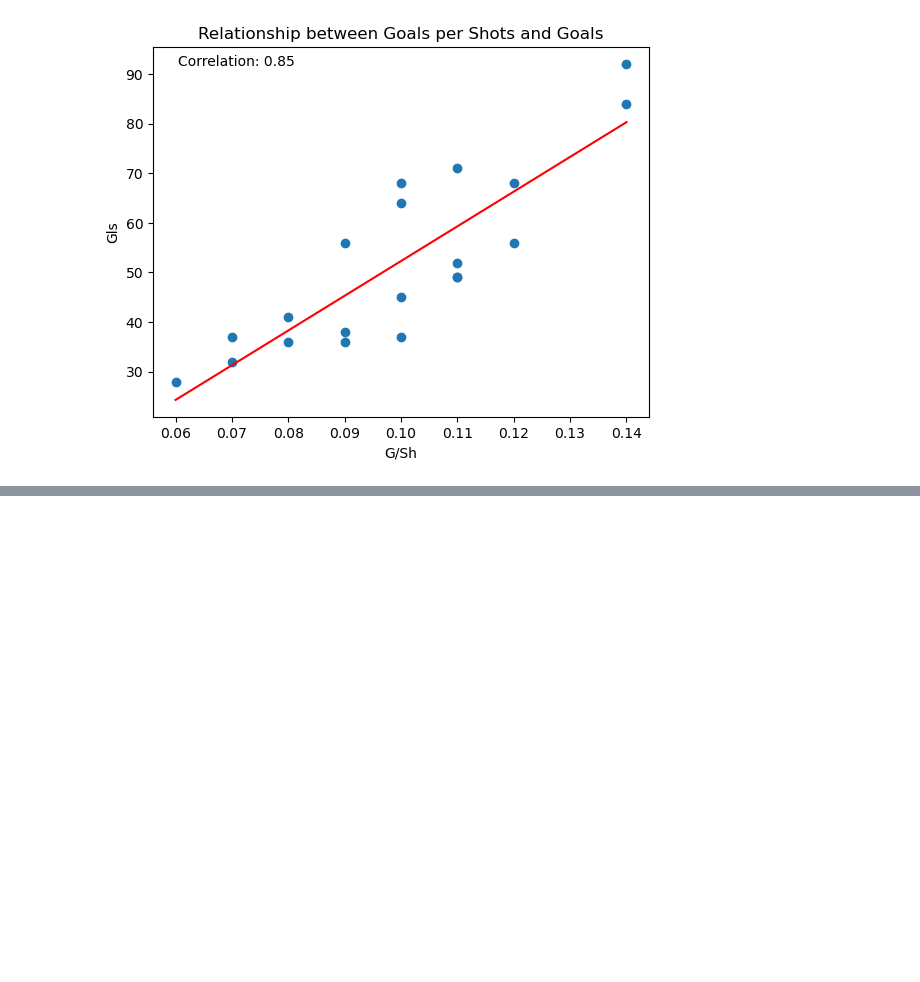
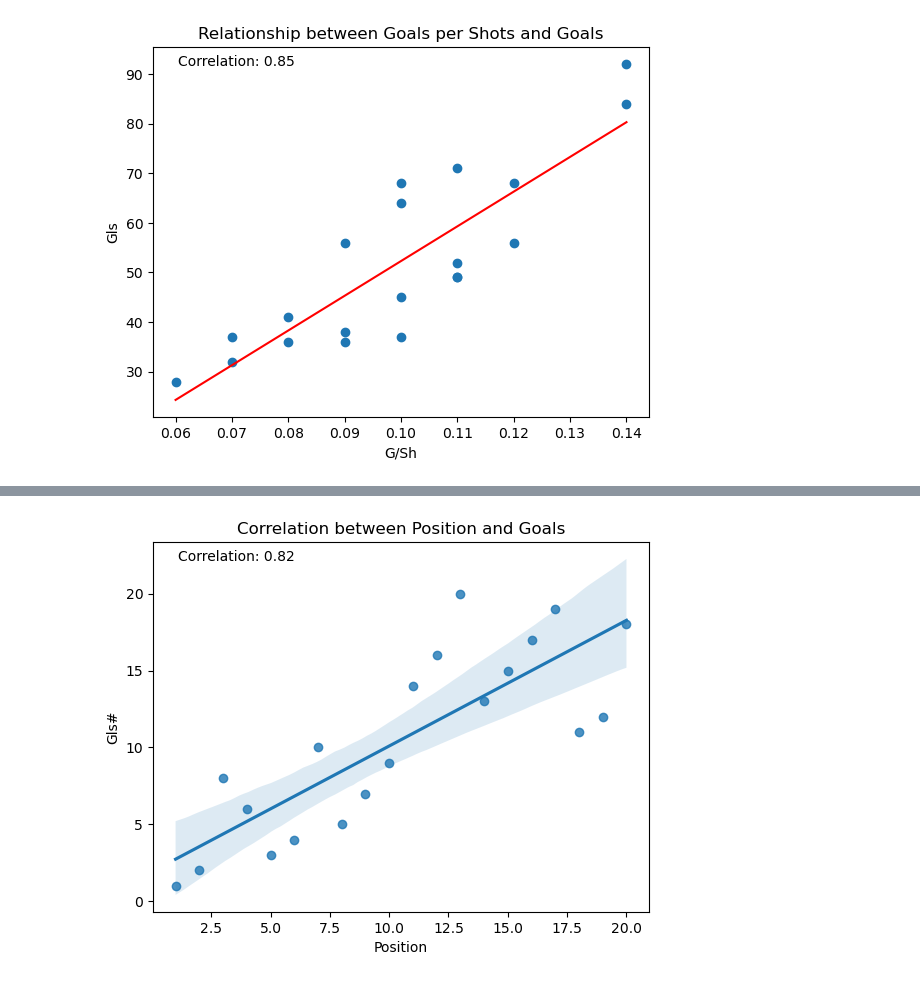
Before and after one commit to ayomidecole/Prem2022-23-data, a Jupyter notebook: 1_team_shooting_analysis.ipynb, the cells around one changed output, grey strips where cells are left out. Cells and saved outputs as stored; diff of their text form; code cells hidden in the pictures; blank space fills up the shorter version.

```diff
--- a/1_team_shooting_analysis.ipynb
+++ b/1_team_shooting_analysis.ipynb
@@ -296 +306,17 @@ positions_sorted[['Squad', 'Gls', 'Sh', 'SoT', 'xG']]
+# %%
+correlation = shooting['Position'].corr(shooting['Gls#'])
+
+sns.regplot(x='Position', y='Gls#', data=shooting)
+
+plt.xlabel('Position')
+plt.ylabel('Gls#')
+plt.title('Correlation between Position and Goals')
+
+
+plt.text(0.05, 0.95, f'Correlation: {correlation:.2f}', transform=plt.gca().transAxes)
+
+# Show the plot
+plt.show()
+# %% [output]
+[figure, added]
 # %%
```
Also changed, not shown: parts of 10 cells of this notebook, 5 other files.
